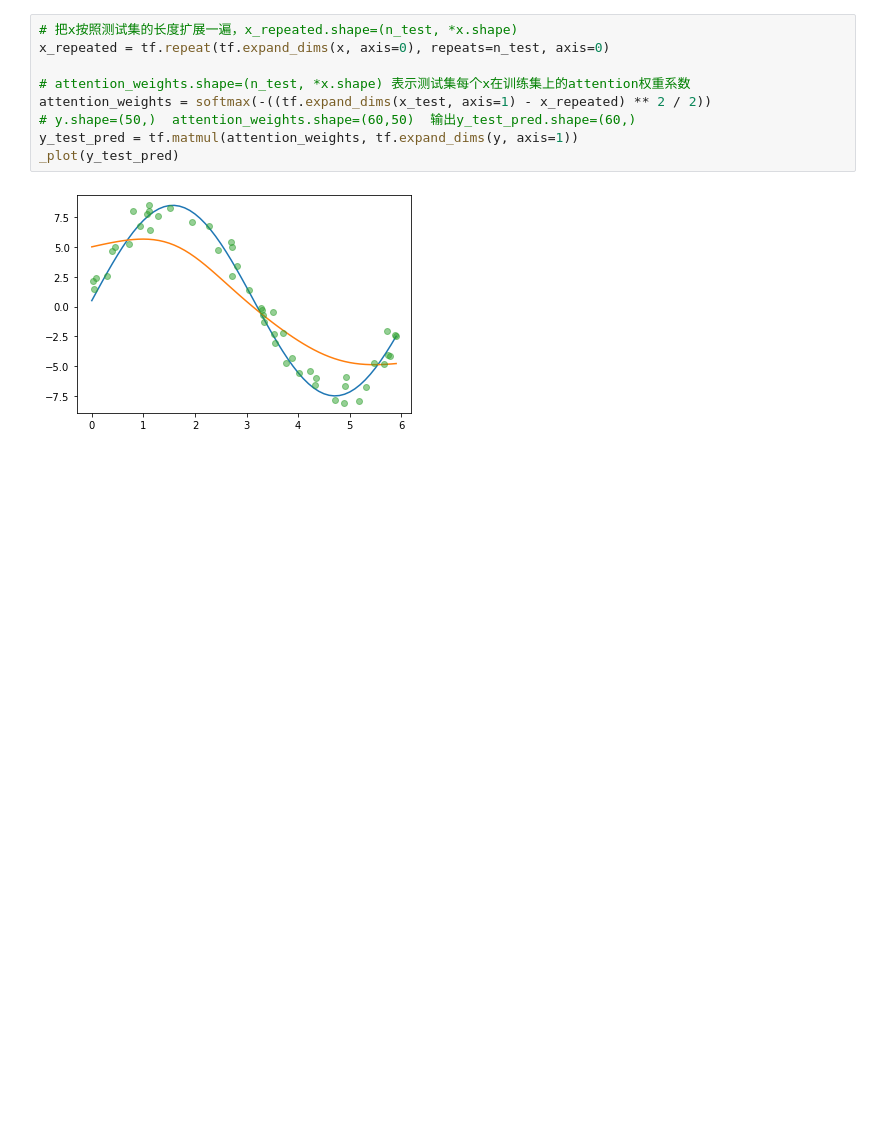
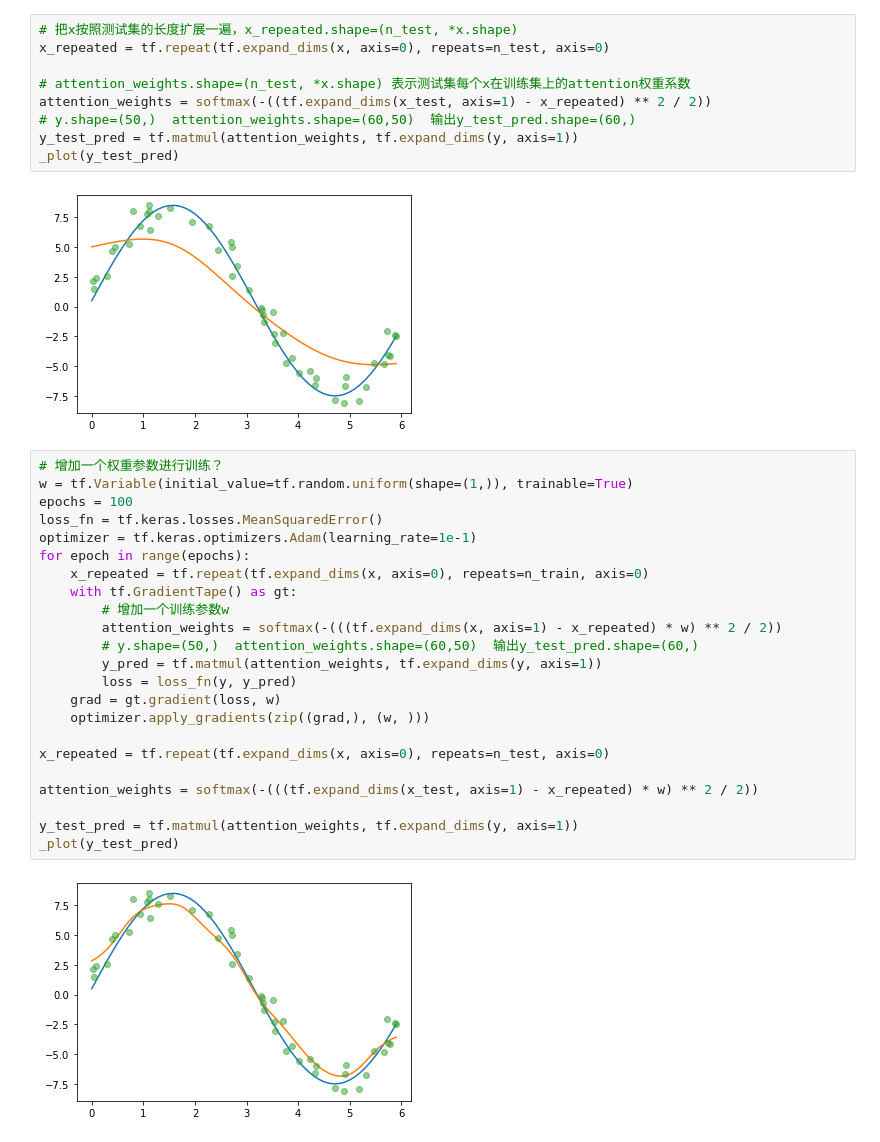
Before and after one commit to fyangami/ml-starter, a Jupyter notebook: attention/n.w.kernelreg.ipynb, the cells around one changed output. Saved outputs shown, nothing was run; the diff lists cells and outputs as text; blank space fills up the shorter version.

```diff
--- a/attention/n.w.kernelreg.ipynb
+++ b/attention/n.w.kernelreg.ipynb
@@ -54,3 +54,28 @@ y_test_pred = tf.matmul(attention_weights, tf.expand_dims(y, axis=1))
 _plot(y_test_pred)
 # %% [output]
 [figure]
+# %%
+# 增加一个权重参数进行训练？
+w = tf.Variable(initial_value=tf.random.uniform(shape=(1,)), trainable=True)
+epochs = 100
+loss_fn = tf.keras.losses.MeanSquaredError()
+optimizer = tf.keras.optimizers.Adam(learning_rate=1e-1)
+for epoch in range(epochs):
+    x_repeated = tf.repeat(tf.expand_dims(x, axis=0), repeats=n_train, axis=0)
+    with tf.GradientTape() as gt:
+        # 增加一个训练参数w
+        attention_weights = softmax(-(((tf.expand_dims(x, axis=1) - x_repeated) * w) ** 2 / 2))
+        # y.shape=(50,)  attention_weights.shape=(60,50)  输出y_test_pred.shape=(60,)
+        y_pred = tf.matmul(attention_weights, tf.expand_dims(y, axis=1))
+        loss = loss_fn(y, y_pred)
+    grad = gt.gradient(loss, w)
+    optimizer.apply_gradients(zip((grad,), (w, )))
+
+x_repeated = tf.repeat(tf.expand_dims(x, axis=0), repeats=n_test, axis=0)
+
+attention_weights = softmax(-(((tf.expand_dims(x_test, axis=1) - x_repeated) * w) ** 2 / 2))
+
+y_test_pred = tf.matmul(attention_weights, tf.expand_dims(y, axis=1))
+_plot(y_test_pred)
+# %% [output]
+[figure, added]
```
